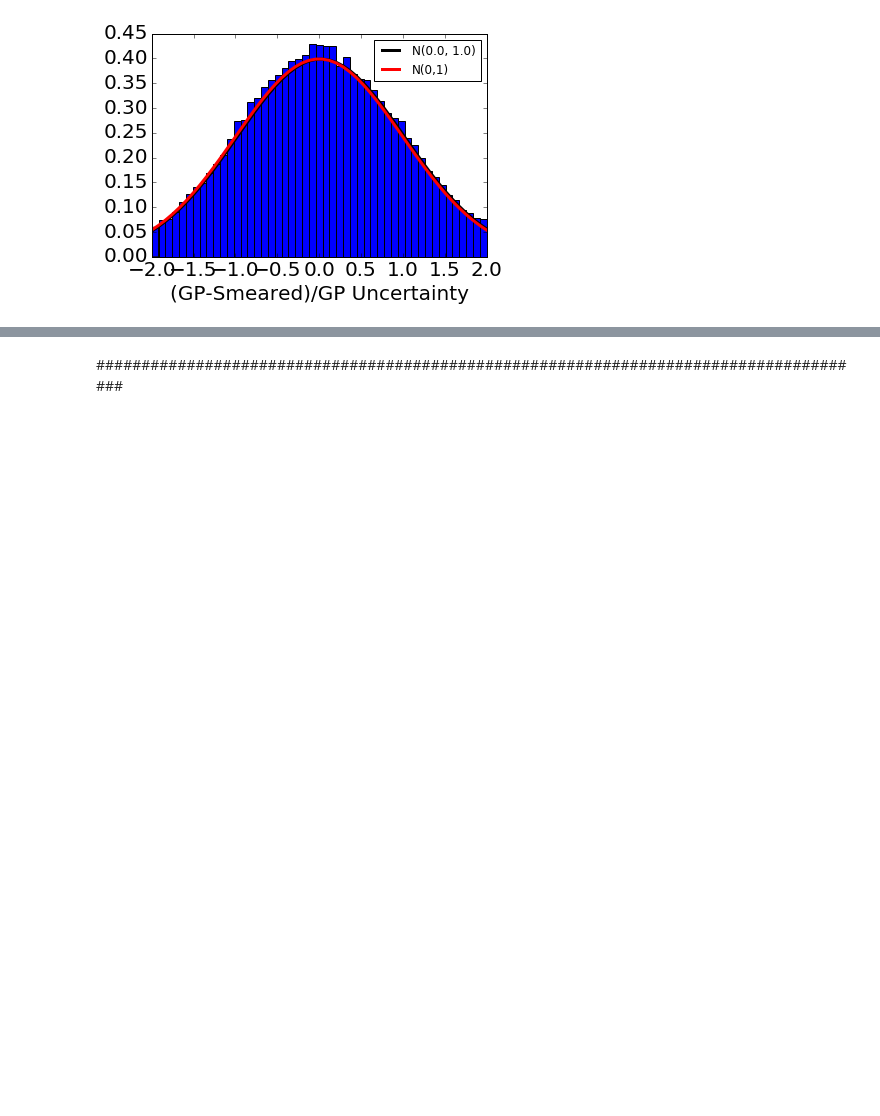
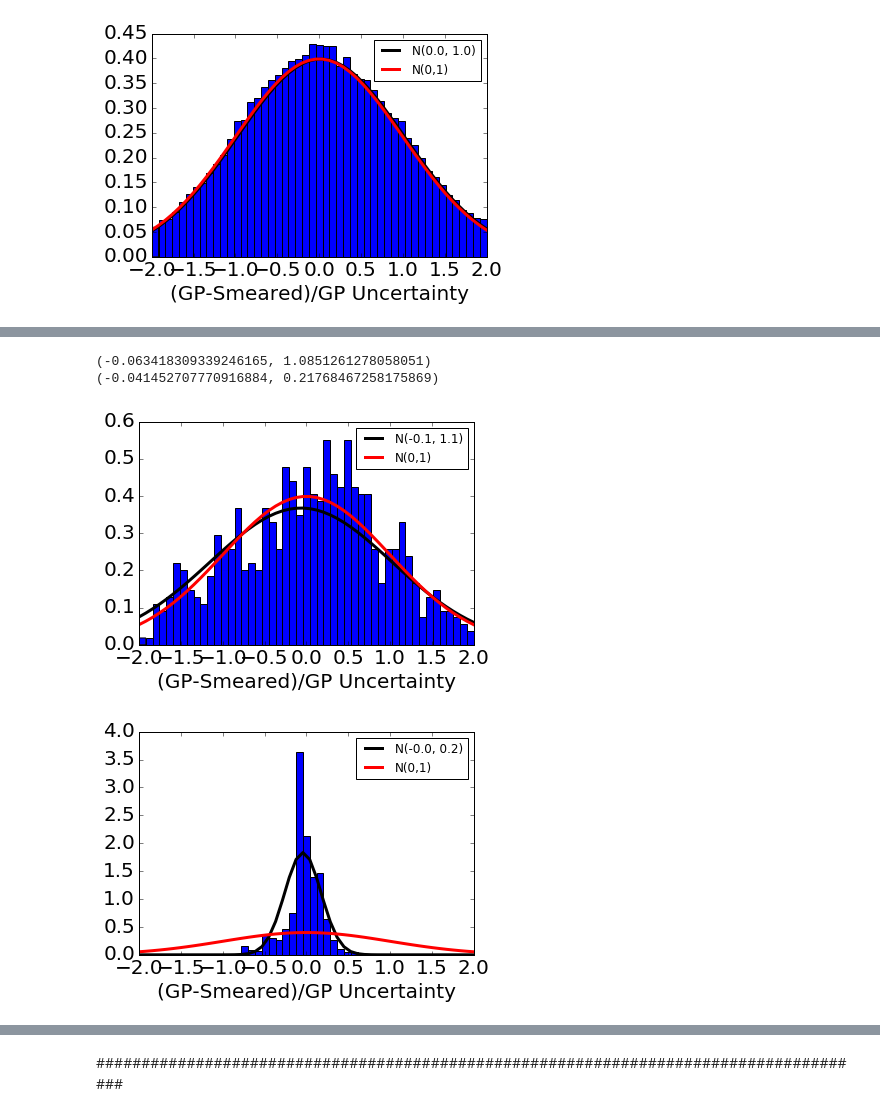
Before and after one commit to mfrate28/GP_Tutorial, a Jupyter notebook: InitialFits.ipynb, the cells around one changed output, grey strips where cells are left out. Cells and saved outputs as stored; diff of their text form; code cells hidden in the pictures; blank space fills up the shorter version.

```diff
--- a/InitialFits.ipynb
+++ b/InitialFits.ipynb
@@ -278,9 +275,7 @@ def draw_pulls(pulls):
 # %%
 pull=[]
 for s in samps:
-    #p=np.random.poisson(abs(s[:-10]))
-    p = s
-    pull+=list((p-meanGP)/np.sqrt(np.diag(covGP)))
+    pull+=list((s-MAP_GP)/np.sqrt(np.diag(cov_GP)))
 draw_pulls(pull)
 # %% [output]
 (0.020711251916335958, 1.0005256641602462)
@@ -302,0 +347,13 @@ def model_5param(t):
+# %%
+toys = makeToys(model_5param(xbins))
+model5param = model_5param(xbins)
+
+pull=[]
+pull6=[]
+for itoy, toy in enumerate(toys[:10]):
+    print itoy
+    lnProb = logLike_3ff(xbins, toy, xerrs)
+    min_likelihood, best_fit_3ff = fit_3ff(100, lnProb)
+    bkg3param = model_3param(xbins, best_fit_3ff, xerrs)
+    pull+=list((toy-bkg3param)/np.sqrt(toy))
+    pull6+=list((model5param-bkg3param)/np.sqrt(model5param))
@@ -303,3 +382,13 @@ def model_5param(t):
+# %%
+pull = [p for p in pull if not np.isinf(p)]
+draw_pulls(pull)
+pull6 = [p for p in pull6 if not np.isinf(p)]
+draw_pulls(pull6)
+# %% [output]
+(-0.063418309339246165, 1.0851261278058051)
+(-0.041452707770916884, 0.21768467258175869)
+[figure, added]
+[figure, added]
 # %%
 toys = makeToys(model_5param(xbins))
 
```
Also changed, not shown: parts of 24 cells of this notebook, 3 other files.
